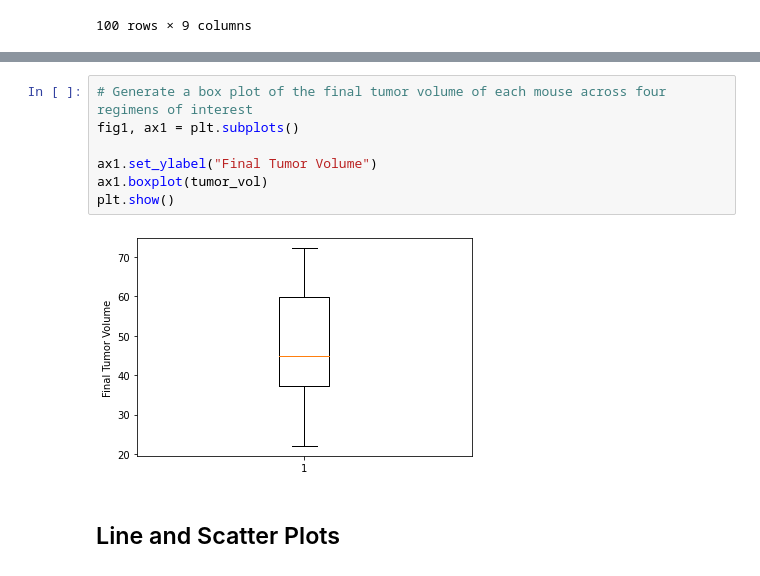
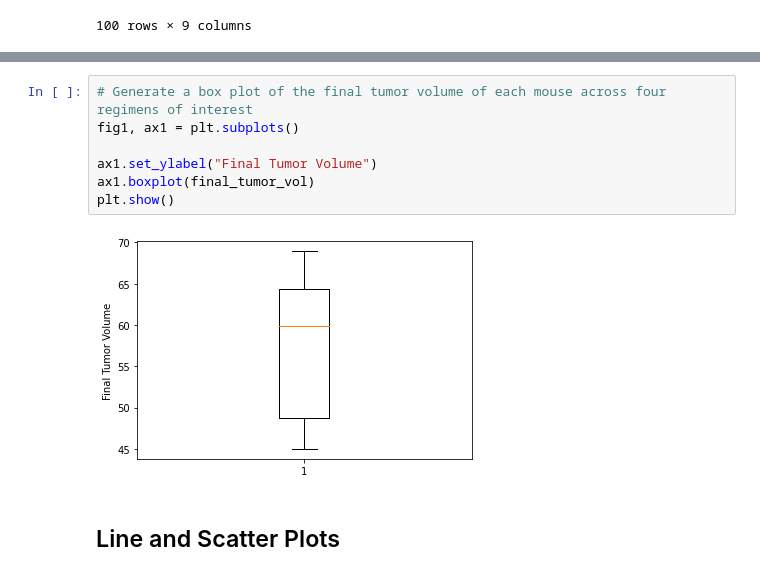
Before and after one commit to hiu-lai/matplotlib-challenge, a Jupyter notebook: Pymaceuticals/pymaceuticals.ipynb, the cells around one changed output, grey strips where cells are left out. Cells and saved outputs as stored; diff of their text form.

Commit message:
quartiles, boxplot updated

```diff
--- a/Pymaceuticals/pymaceuticals.ipynb
+++ b/Pymaceuticals/pymaceuticals.ipynb
@@ -262,12 +302,12 @@ Values above 94.04 could be outliers.
 # %%
 # Generate a box plot of the final tumor volume of each mouse across four regimens of interest
 fig1, ax1 = plt.subplots()
 
 ax1.set_ylabel("Final Tumor Volume")
-ax1.boxplot(tumor_vol)
+ax1.boxplot(final_tumor_vol)
 plt.show()
 # %% [output]
-[figure, old version]
+[figure, new version]
 # %% [markdown]
 ## Line and Scatter Plots
 # %%
```
Also changed, not shown: parts of 1 cell of this notebook.
